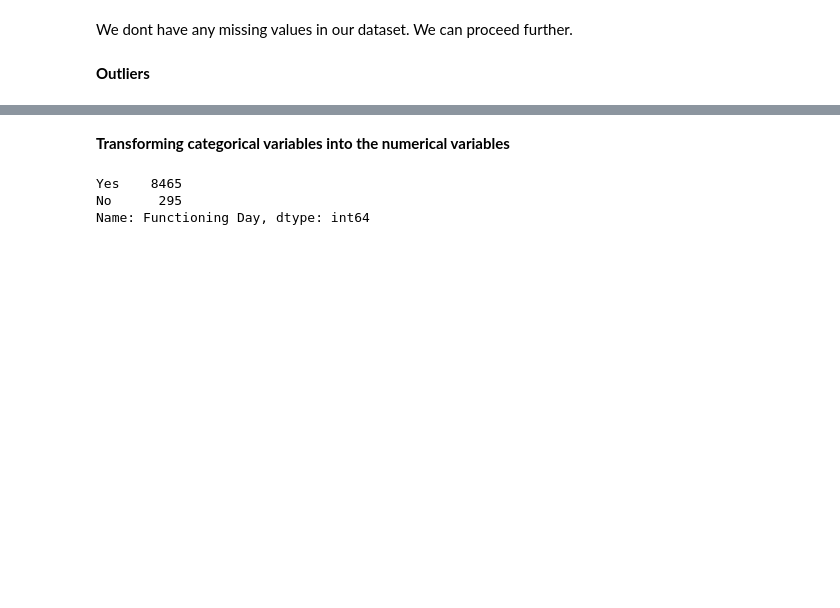
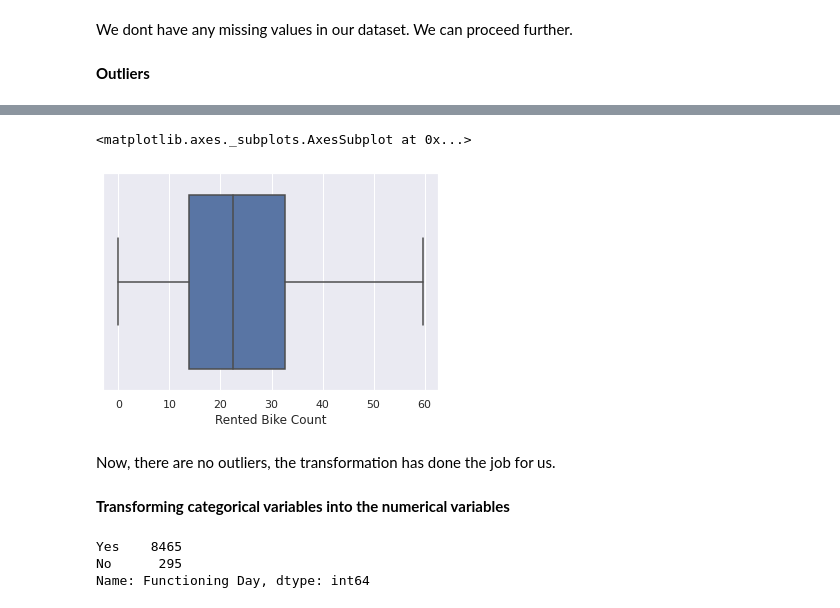
Before and after one commit to rahool010/Bike-Sharing-Demand-Prediction, a Jupyter notebook: Bike_Sharing_Demand_Prediction_Capstone_Project.ipynb, the cells around one changed output, grey strips where cells are left out. Saved outputs shown, nothing was run; the diff lists cells and outputs as text; code cells hidden in the pictures; blank space fills up the shorter version.

```diff
--- a/Bike_Sharing_Demand_Prediction_Capstone_Project.ipynb
+++ b/Bike_Sharing_Demand_Prediction_Capstone_Project.ipynb
@@ -482,2 +479,5 @@ for index,item in enumerate([i for i in seoul_df_copy.describe().columns.to_list
 
 * Wind speed and solar radiation have outliers but as they are not that far from the maximum values we will keep them.
+# %%
+# square root transformation - much better transformation reduces skewness
+seoul_df_copy['Rented Bike Count'] = np.sqrt(seoul_df_copy['Rented Bike Count'])
@@ -484,3 +495,10 @@ for index,item in enumerate([i for i in seoul_df_copy.describe().columns.to_list
+# %%
+sns.boxplot(seoul_df_copy['Rented Bike Count'])
+# %% [output]
+<matplotlib.axes._subplots.AxesSubplot at 0x...>
+[figure, added]
+# %% [markdown]
+Now, there are no outliers, the transformation has done the job for us.
 # %% [markdown]
 **Transforming categorical variables into the numerical variables**
 # %%
```
Also changed, not shown: parts of 100 cells of this notebook.
